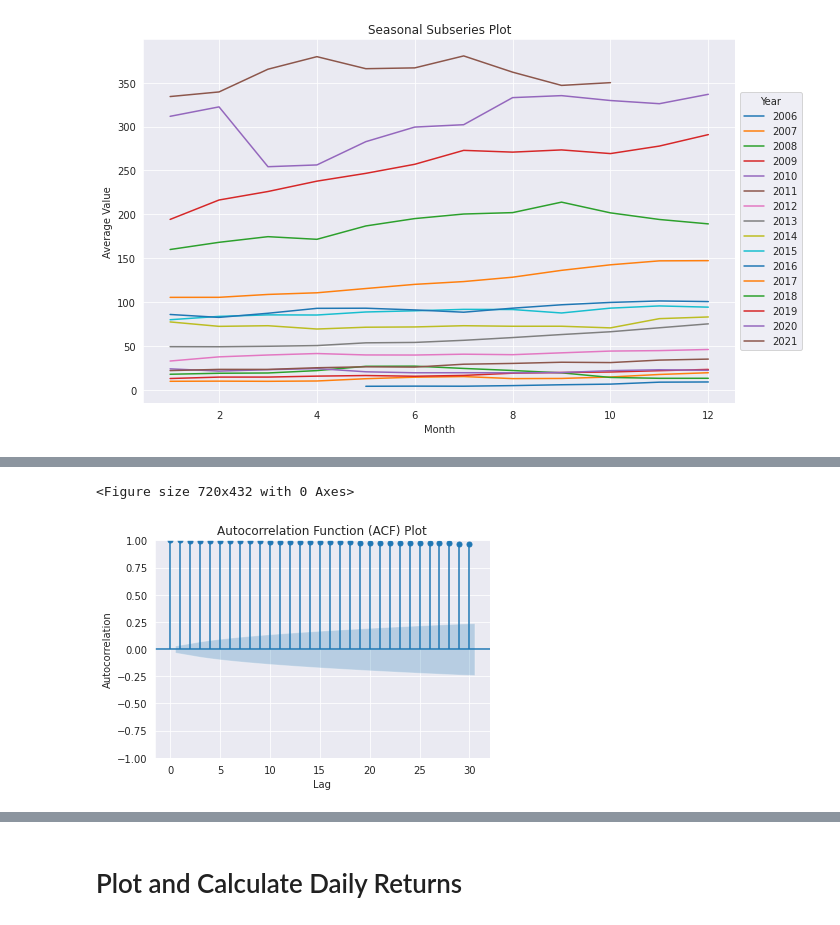
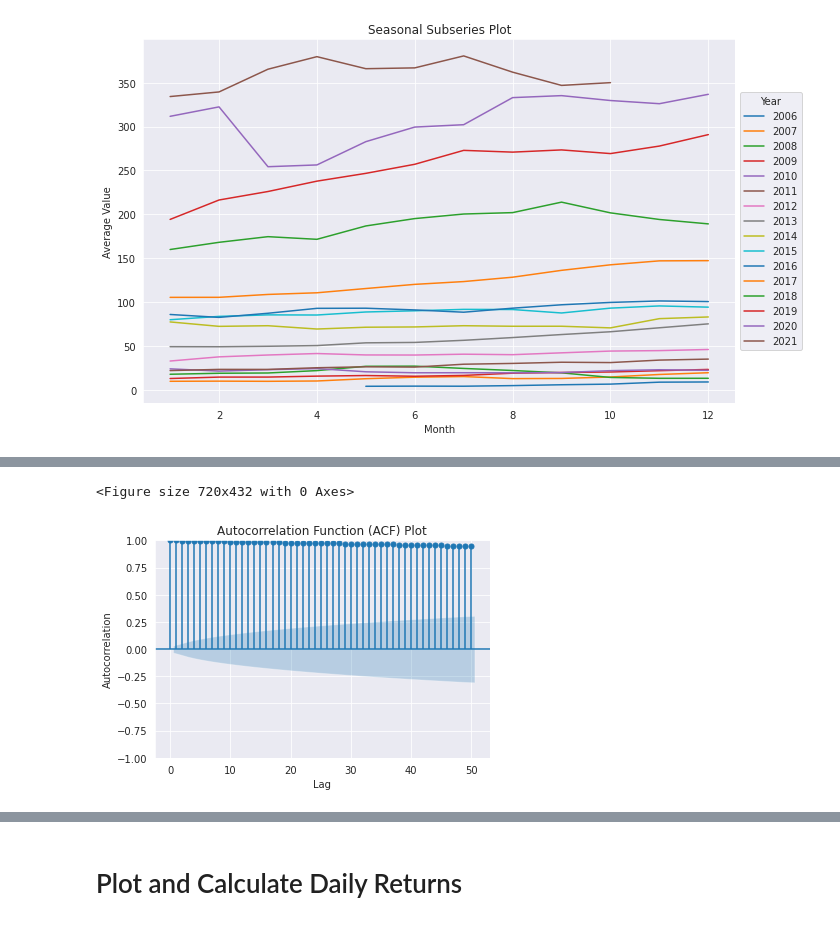
Before and after one commit to srijita1406/Machine-Learning-Projects, a Jupyter notebook: mastercard-stock-data.ipynb, the cells around one changed output, grey strips where cells are left out. Drawn from its saved outputs; the diff is of its cells as text; code cells hidden in the pictures.

```diff
--- a/mastercard-stock-data.ipynb
+++ b/mastercard-stock-data.ipynb
@@ -129,3 +130,11 @@ plt.title('MasterCard Stock Attributes')
 plt.show()
 # %% [output]
 [figure]
+# %%
+data['Date'] = pd.to_datetime(data['Date'])
+
+# Extract the year from the 'Date' column and create a new DataFrame
+year_df = pd.DataFrame({'Year': data['Date'].dt.year}, index=data.index)
+
+# Concatenate the 'data' DataFrame with the 'year_df' DataFrame along the columns (axis=1)
+data = pd.concat([data['Date'], year_df, data.drop(['Date'], axis=1)], axis=1)
@@ -213,3 +261,36 @@ plt.tight_layout()
 plt.show()
 # %% [output]
 [figure]
+# %%
+import pandas as pd
+import matplotlib.pyplot as plt
+
+# Convert the 'Date' column to datetime if it's not already in datetime format
+data['Date'] = pd.to_datetime(data['Date'])
+
+data['Year'] = data['Date'].dt.year
+data['Month'] = data['Date'].dt.month
+
+# Get the unique years in the data
+years = data['Year'].unique()  # First 6 years
+
+# Create a seasonal subseries plot for each year
+fig, axes = plt.subplots(len(years), 1, figsize=(10, 6 * len(years)), sharex=True)
+
+# Loop through each year and create subplots
+for i, year in enumerate(years):
+    year_data = data[data['Year'] == year]
+    pivot_data = year_data.pivot_table(index='Month', values='Close', aggfunc='mean')
+    ax = axes[i]
+    pivot_data.plot(ax=ax)
+    ax.set_ylabel('Average Value')
+    ax.set_title(f'Seasonal Subseries Plot for Year {year}')
+
+# Set common x-axis label
+plt.xlabel('Month')
+
+# Adjust layout to create more spacing between subplots
+plt.subplots_adjust(hspace=0.5)
+
+plt.tight_layout()
+plt.show()
@@ -216,16 +299,16 @@ plt.show()
 # %%
 from statsmodels.graphics.tsaplots import plot_acf
 
 
 
 # Plot the ACF plots
 plt.figure(figsize=(10, 6))
-plot_acf(data['Close'], lags=30)  # You can adjust the 'lags' parameter as needed
+plot_acf(data['Close'], lags=50)  # You can adjust the 'lags' parameter as needed
 plt.xlabel('Lag')
 plt.ylabel('Autocorrelation')
 plt.title('Autocorrelation Function (ACF) Plot')
 plt.grid(True)
 plt.show()
 # %% [output]
 <Figure size 720x432 with 0 Axes>
-[figure, old version]
+[figure, new version]
```
Also changed, not shown: parts of 29 cells of this notebook.
